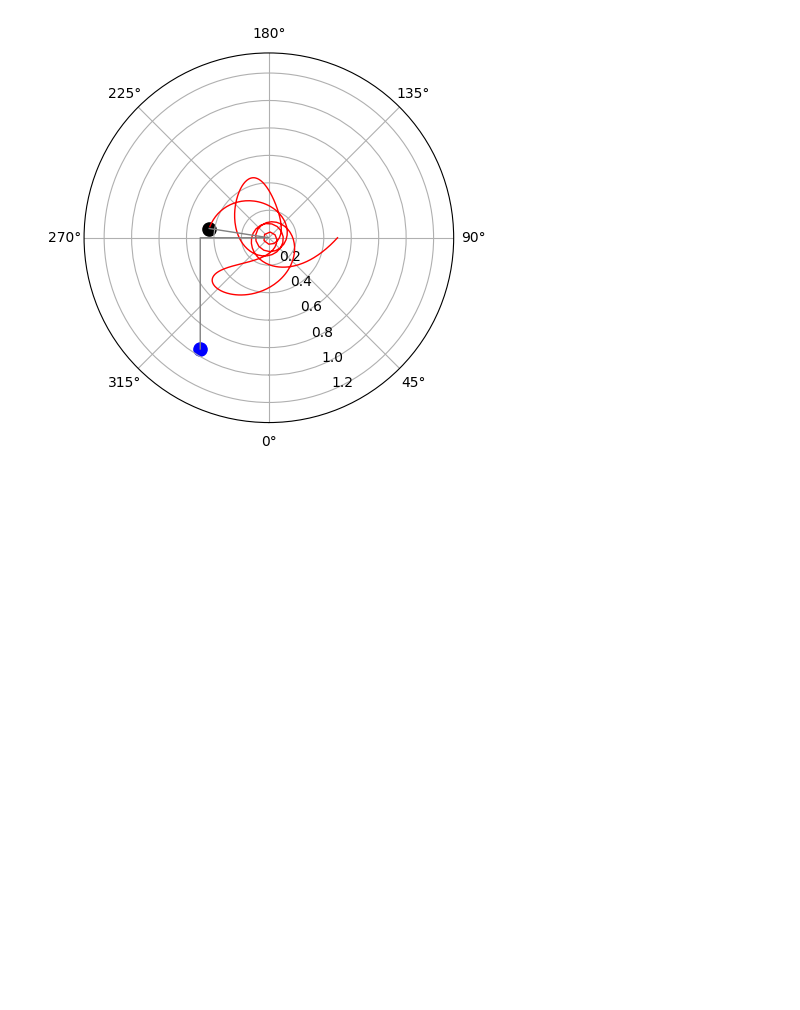
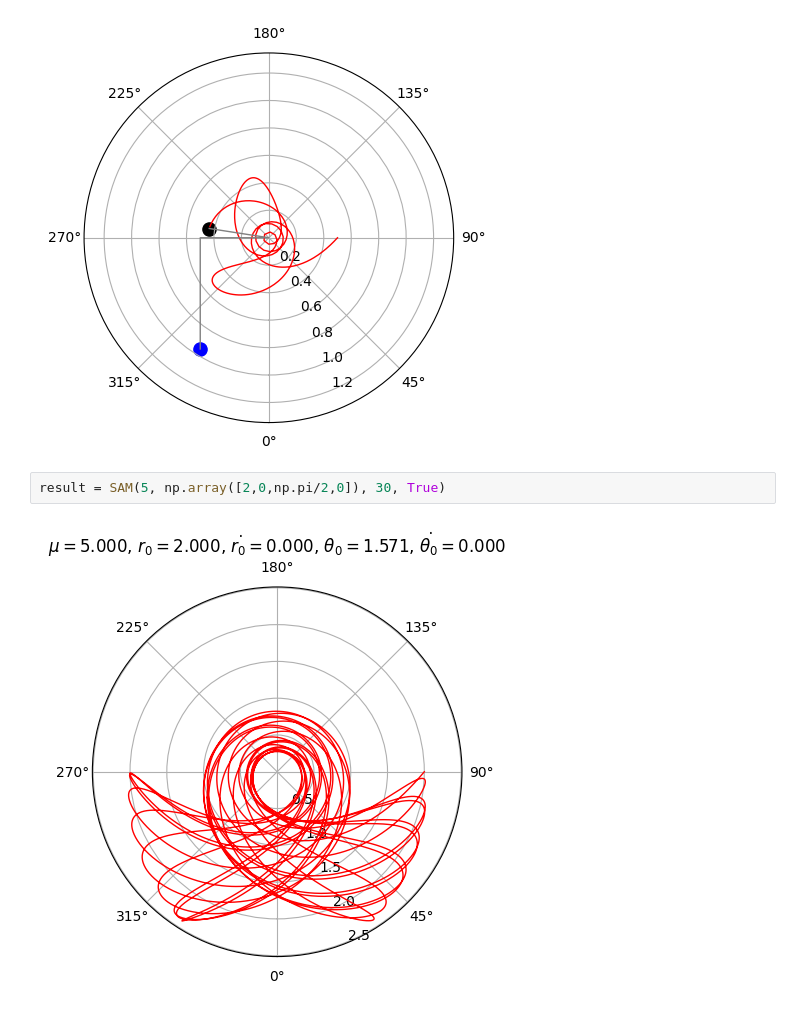
Before and after one commit to pgot/swingingatwood, a Jupyter notebook: main.ipynb, the cells around one changed output. Saved outputs shown, nothing was run; the diff lists cells and outputs as text; blank space fills up the shorter version.

```diff
--- a/main.ipynb
+++ b/main.ipynb
@@ -167,3 +167,7 @@ def anim(mu, state, t, interval):
 anim(mu=10.3, state=np.array([0.5, 0, np.pi/2, 0]), t=2, interval=30)
 # %% [output]
 [figure]
+# %%
+result = SAM(5, np.array([2,0,np.pi/2,0]), 30, True)
+# %% [output]
+[figure, added]
```
Also changed, not shown: parts of 2 cells of this notebook, 3 other files.
